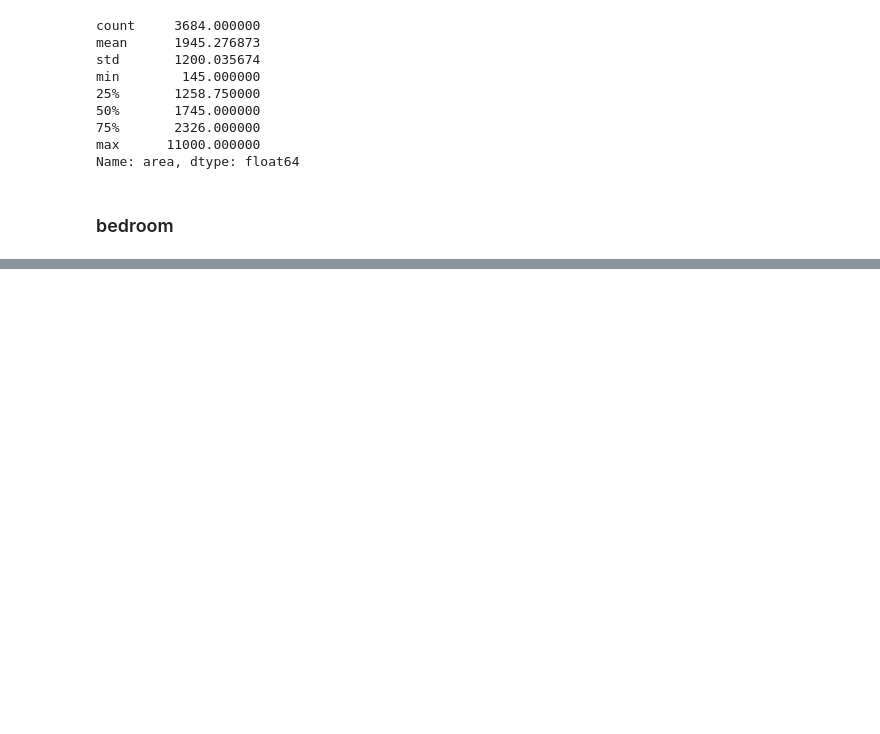
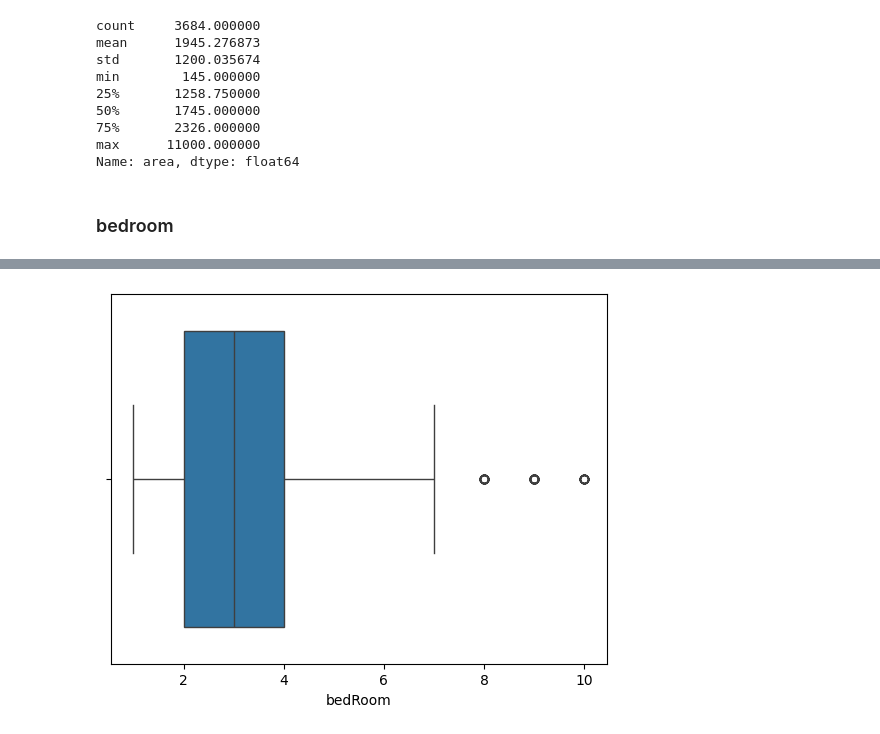
Before and after one commit to Apurba1903/Machine_Learning_Based_Real_Estate_System, a Jupyter notebook: EDA/outlier-treatment.ipynb, the cells around one changed output, grey strips where cells are left out. Saved outputs shown, nothing was run; the diff lists cells and outputs as text; code cells hidden in the pictures; blank space fills up the shorter version.

```diff
--- a/EDA/outlier-treatment.ipynb
+++ b/EDA/outlier-treatment.ipynb
@@ -382,0 +454,5 @@ Name: area, dtype: float64
+# %%
+sns.boxplot(x = df['bedRoom'])
+plt.show()
+# %% [output]
+[figure, added]
```
Also changed, not shown: parts of 41 cells of this notebook.
